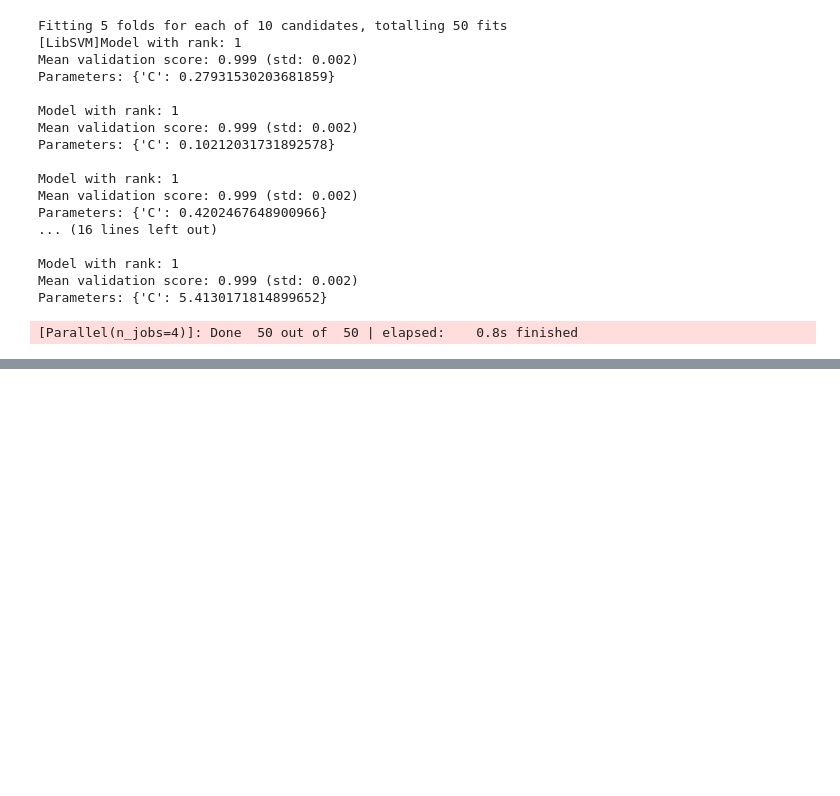
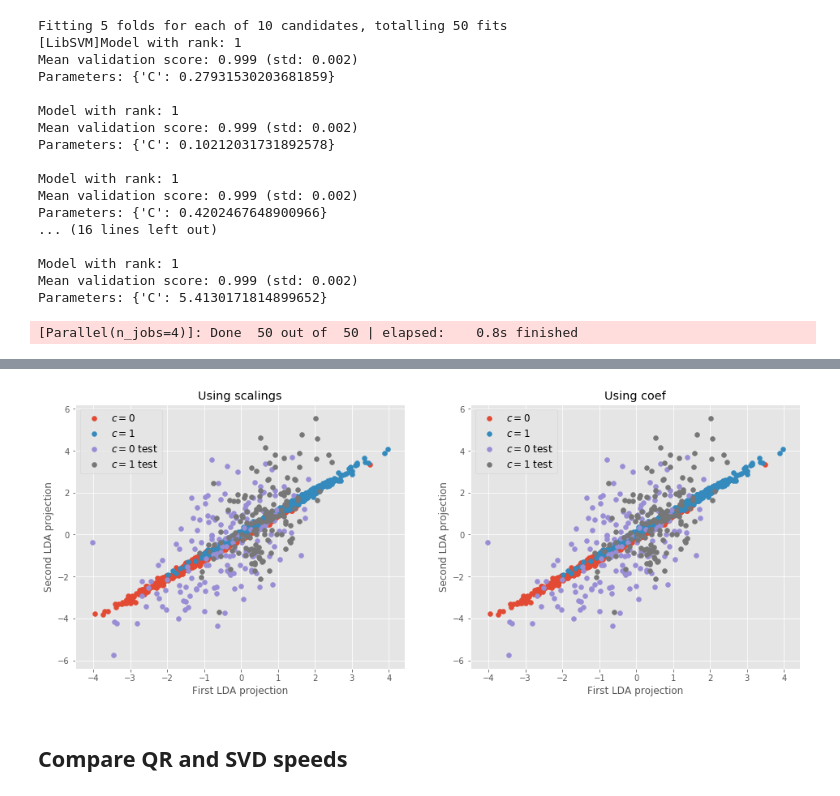
Before and after one commit to guydav/minerva, a Jupyter notebook: notebooks/CS156/0.X Final Project - Iceberg Kaggle.ipynb, the cells around one changed output, grey strips where cells are left out. Cells and saved outputs as stored; diff of their text form; code cells hidden in the pictures; blank space fills up the shorter version.

```diff
--- a/notebooks/CS156/0.X Final Project - Iceberg Kaggle.ipynb
+++ b/notebooks/CS156/0.X Final Project - Iceberg Kaggle.ipynb
@@ -123,7 +123,7 @@ print(np.sum(lda.predict(X_test) == y_test) / y_test.shape[0])
 ## And an Iterative LDA model
 # %%
 # raise ValueError('Dont run again')
-ilda = IterativeLDA(10, verbose=True)
+ilda = IterativeLDA(10, use_coef=False, verbose=True)
 transformed_X_train = ilda.fit_transform(X_train, y_train)
 transformed_X_test = ilda.transform(X_test)
 # %% [output]
@@ -284,0 +287,4 @@ Parameters: {'C': 5.4130171814899652}
+# %%
+ilda_coef = IterativeLDA(10, use_coef=True, verbose=True)
+transformed_X_train_coef = ilda_coef.fit_transform(X_train, y_train)
+transformed_X_test_coef = ilda_coef.transform(X_test)
@@ -284,0 +338,32 @@ Parameters: {'C': 5.4130171814899652}
+# %%
+fig = plt.figure(figsize=(16, 6))
+gs = gridspec.GridSpec(1, 2, hspace=0.7)
+
+def plot_components(ax, X_train, X_test, y_train, y_test):
+    train_0 = y_train == 0
+    train_1 = y_train == 1
+    test_0 = y_test == 0
+    test_1 = y_test == 1
+
+    ax.scatter(X_train[train_0][:,0], X_train[train_0][:,1], label='$c=0$')
+    ax.scatter(X_train[train_1][:,0], X_train[train_1][:,1], label='$c=1$')
+
+    ax.scatter(X_test[test_0][:,0], X_test[test_0][:,1], label='$c=0$ test')
+    ax.scatter(X_test[test_1][:,0], X_test[test_1][:,1], label='$c=1$ test')
+
+    ax.legend(loc=2, fontsize=12)
+    ax.set_xlabel('First LDA projection', size=12)
+    ax.set_ylabel('Second LDA projection', size=12)
+
+
+left_ax = plt.subplot(gs[0, 0])
+plot_components(left_ax, transformed_X_train, transformed_X_test, y_train, y_test)
+left_ax.set_title('Using scalings')
+
+right_ax = plt.subplot(gs[0, 1])
+plot_components(right_ax, transformed_X_train_coef, transformed_X_test_coef, y_train, y_test)
+right_ax.set_title('Using coef')
+
+plt.show()
+# %% [output]
+[figure, added]
@@ -284,0 +377,2 @@ Parameters: {'C': 5.4130171814899652}
+# %% [markdown]
+## Compare QR and SVD speeds
```
Also changed, not shown: parts of 11 cells of this notebook, 2 other files.
